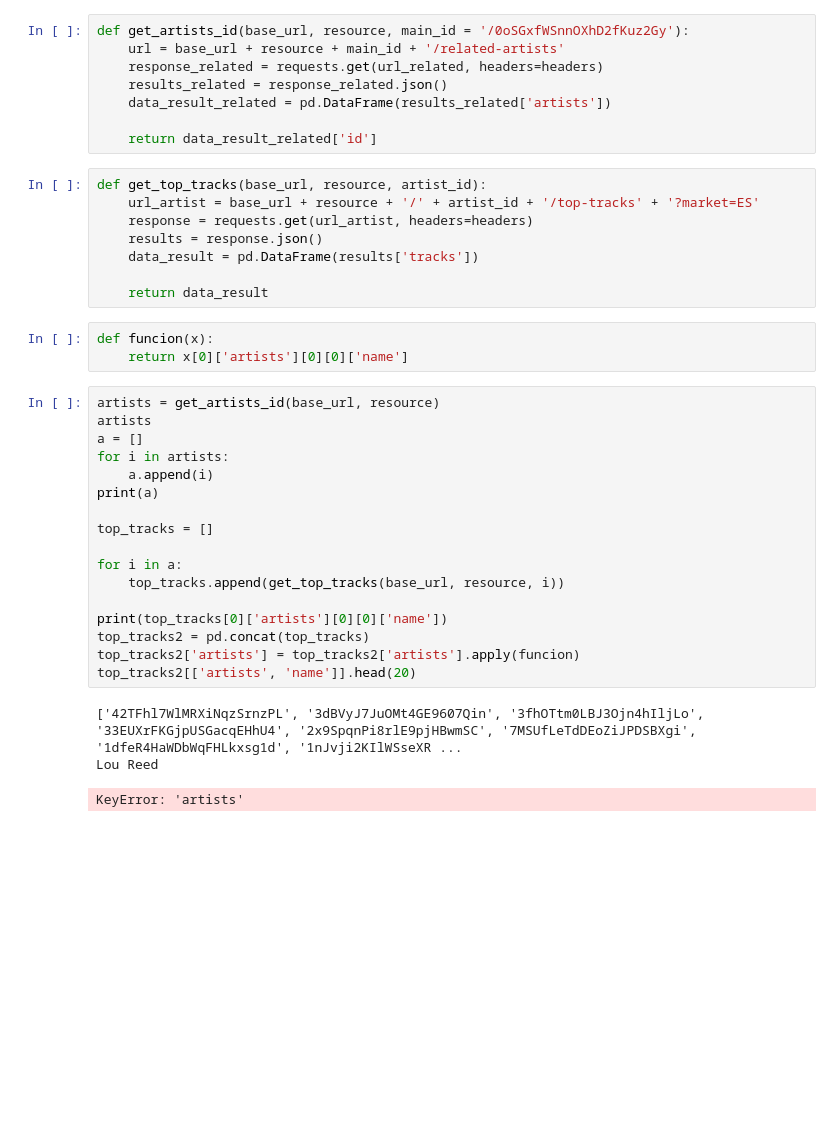
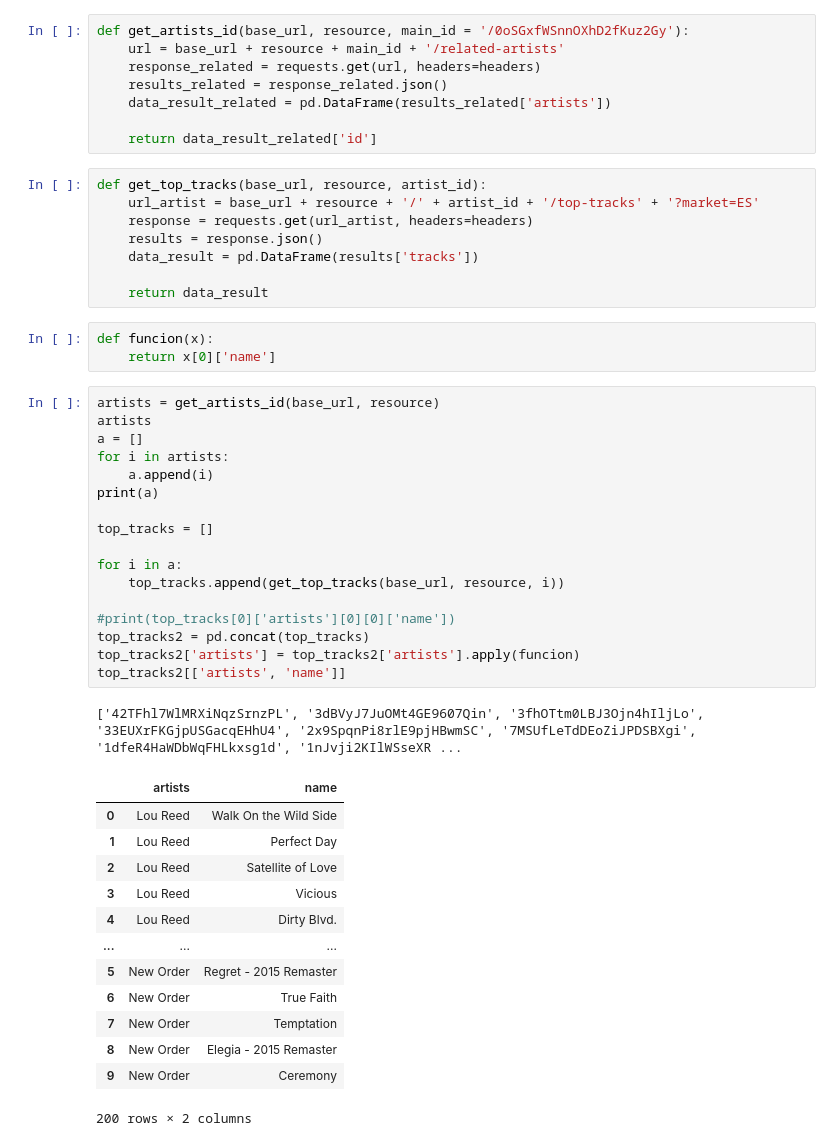
Before and after one commit to pedroConsuegraMateo/spotichallenge, a Jupyter notebook: notebooks/spotify_rest_api_challenge.ipynb, the cells around one changed output. Cells and saved outputs as stored; diff of their text form; blank space fills up the shorter version.

```diff
--- a/notebooks/spotify_rest_api_challenge.ipynb
+++ b/notebooks/spotify_rest_api_challenge.ipynb
@@ -162,7 +161,7 @@ dict_keys(['artists'])
 # %%
 def get_artists_id(base_url, resource, main_id = '/0oSGxfWSnnOXhD2fKuz2Gy'):
     url = base_url + resource + main_id + '/related-artists'
-    response_related = requests.get(url_related, headers=headers)
+    response_related = requests.get(url, headers=headers)
     results_related = response_related.json()
     data_result_related = pd.DataFrame(results_related['artists'])
 
@@ -177,28 +176,39 @@ def get_top_tracks(base_url, resource, artist_id):
     return data_result
 # %%
 def funcion(x):
-    return x[0]['artists'][0][0]['name']
+    return x[0]['name']
 # %%
 artists = get_artists_id(base_url, resource)
 artists
 a = []
 for i in artists:
     a.append(i)
 print(a)
 
 top_tracks = []
 
 for i in a:
     top_tracks.append(get_top_tracks(base_url, resource, i))
 
-print(top_tracks[0]['artists'][0][0]['name'])
+#print(top_tracks[0]['artists'][0][0]['name'])
 top_tracks2 = pd.concat(top_tracks)
 top_tracks2['artists'] = top_tracks2['artists'].apply(funcion)
-top_tracks2[['artists', 'name']].head(20)
+top_tracks2[['artists', 'name']]
 # %% [output]
 ['42TFhl7WlMRXiNqzSrnzPL', '3dBVyJ7JuOMt4GE9607Qin', '3fhOTtm0LBJ3Ojn4hIljLo', '33EUXrFKGjpUSGacqEHhU4', '2x9SpqnPi8rlE9pjHBwmSC', '7MSUfLeTdDEoZiJPDSBXgi', '1dfeR4HaWDbWqFHLkxsg1d', '1nJvji2KIlWSseXR ...
-Lou Reed
+|  | artists | name |
+| 0 | Lou Reed | Walk On the Wild Side |
+| 1 | Lou Reed | Perfect Day |
+| 2 | Lou Reed | Satellite of Love |
+| 3 | Lou Reed | Vicious |
+| 4 | Lou Reed | Dirty Blvd. |
+| ... | ... | ... |
+| 5 | New Order | Regret - 2015 Remaster |
+| 6 | New Order | True Faith |
+| 7 | New Order | Temptation |
+| 8 | New Order | Elegia - 2015 Remaster |
+| 9 | New Order | Ceremony |
-KeyError: 'artists'
+200 rows × 2 columns
 # %% [markdown]
 You can always try with the [wrapper](https://github.com/plamere/spotipy)!!!
 
```
Also changed, not shown: parts of 2 cells of this notebook.
